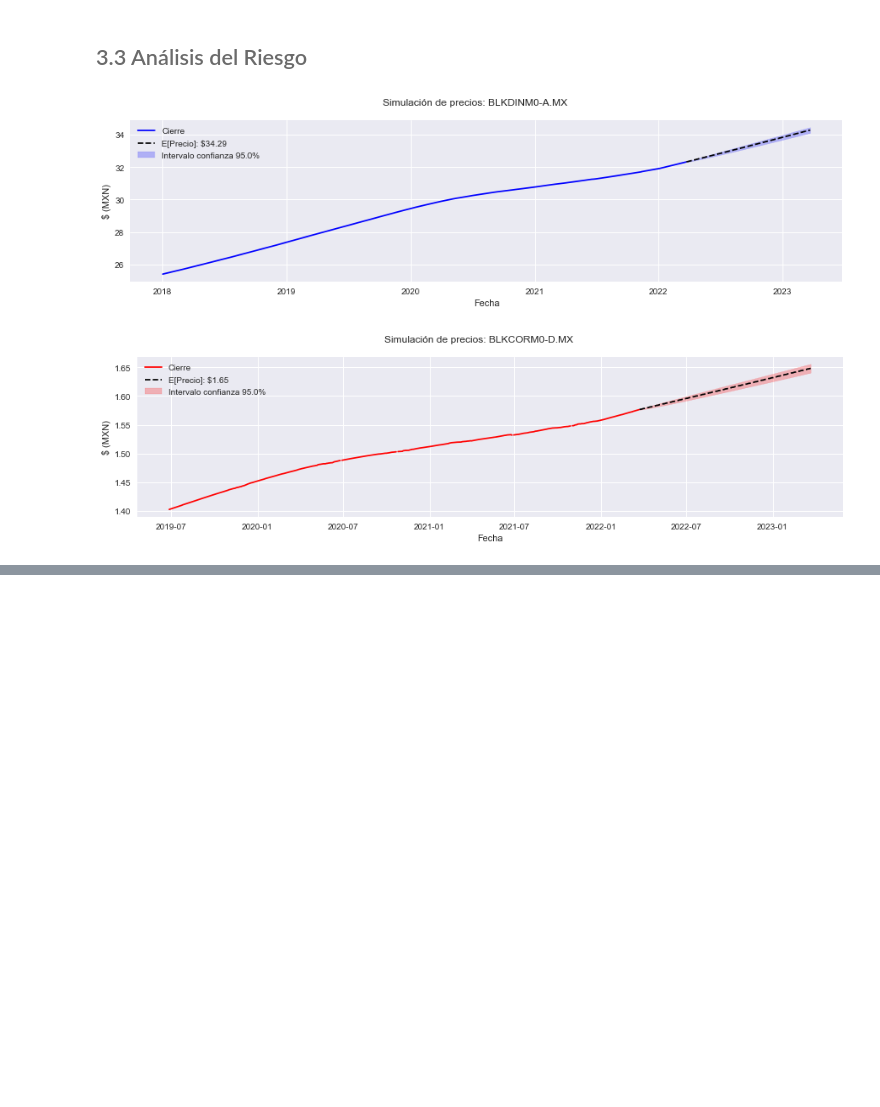
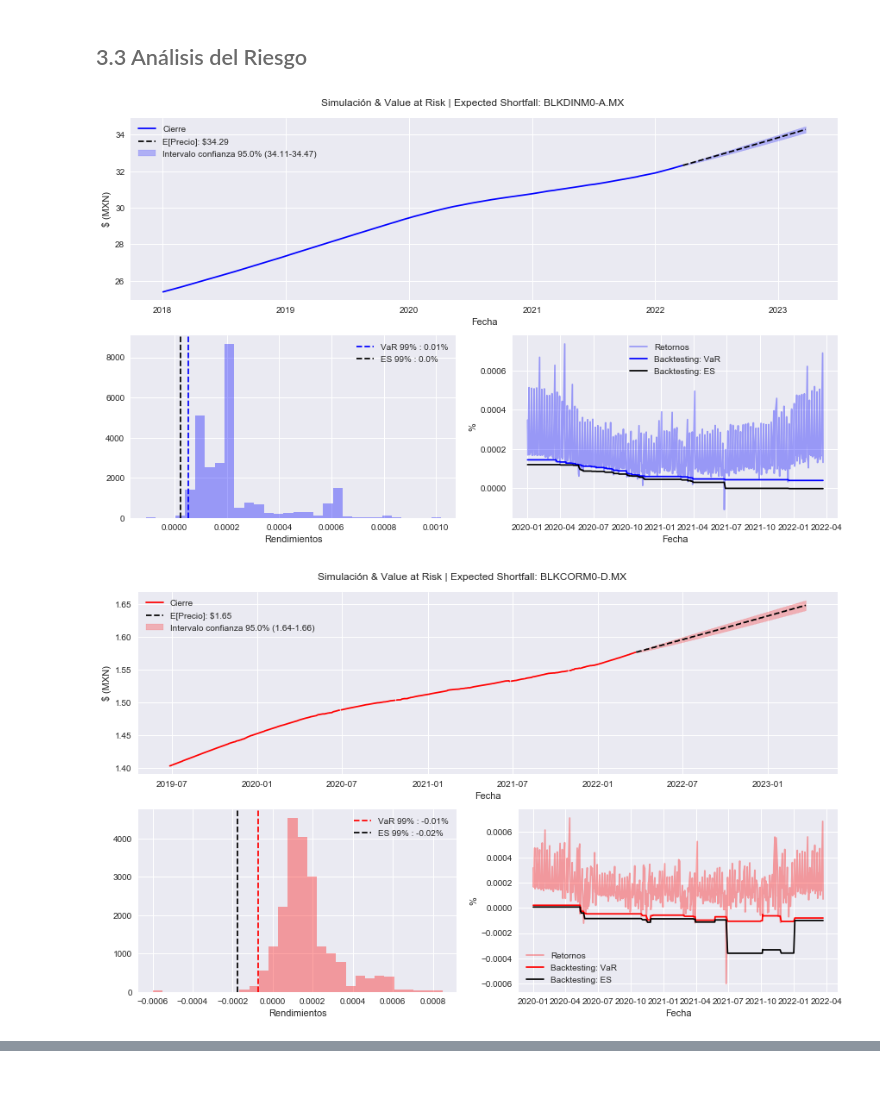
Before and after one commit to AndresLaresBarragan/ConcursoCity_BlackRock, a Jupyter notebook: notebook.ipynb, the cells around one changed output, grey strips where cells are left out. Saved outputs shown, nothing was run; the diff lists cells and outputs as text; code cells hidden in the pictures; blank space fills up the shorter version.

```diff
--- a/notebook.ipynb
+++ b/notebook.ipynb
@@ -70,8 +59,7 @@ HTML("""
 # %%
 historicPrices = functions.downloadData(["BLKDINM0-A.MX", "BLKCORM0-D.MX", "GOLD5+B2-C.MX", "BLKINT1B1-D.MX", "BLKUSEQC0-C.MX"])
 colors = ["blue", "red", "green", "violet", "gold"]
-
-functions.brownianMotion(historicPrices, 0.05, colors = colors)
+functions.riskAnalysis(historicPrices, 99, colors, 0.05)
 # %% [output]
-[figure, old version]
+[figure, new version]
-[figure, old version]
+[figure, new version]
```
Also changed, not shown: parts of 3 cells of this notebook, 2 other files.
